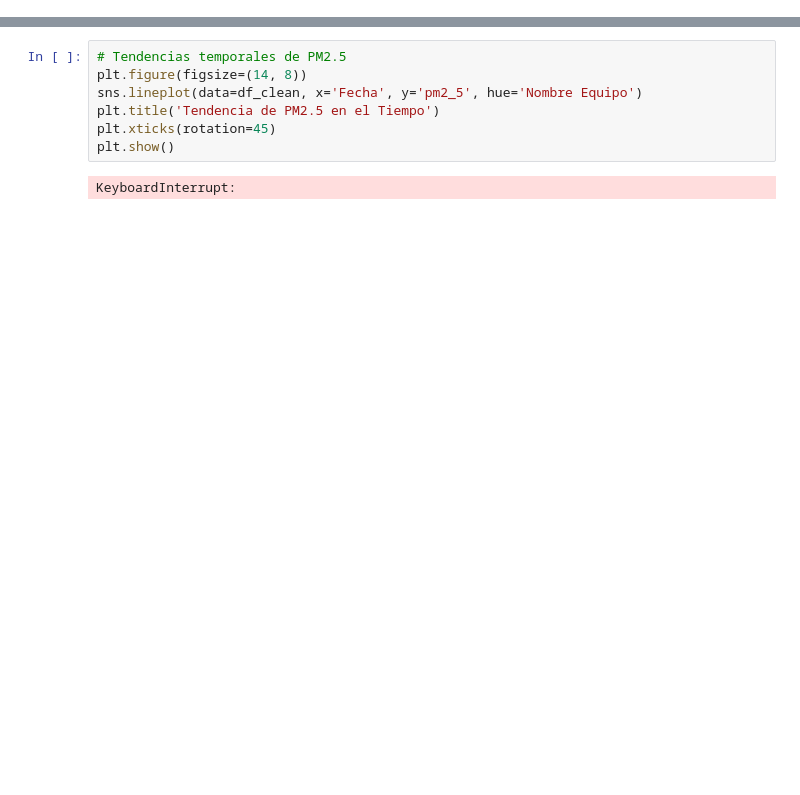
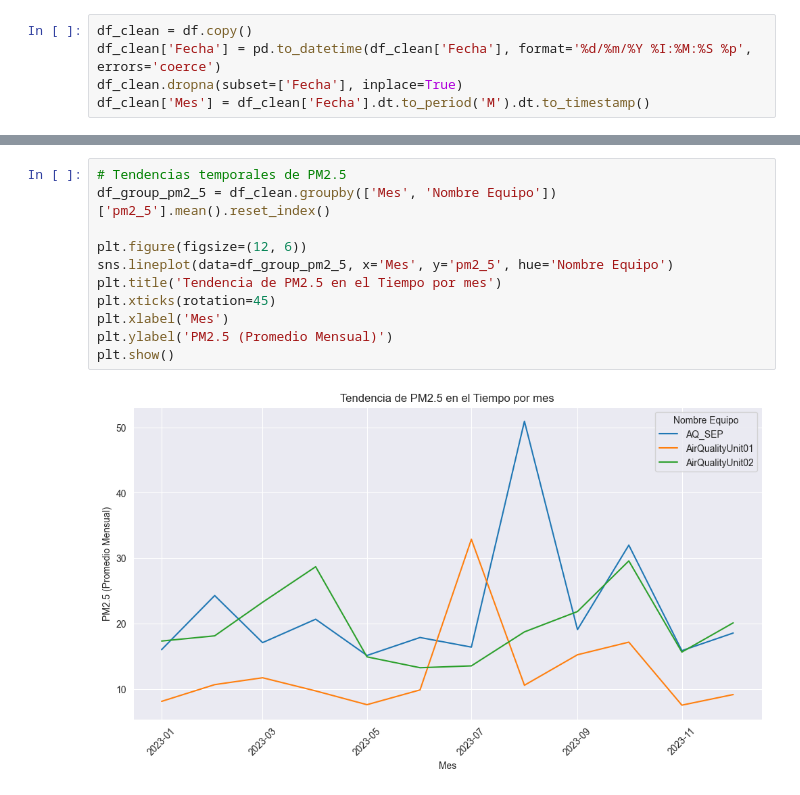
Before and after one commit to yassercdiaz/EDA_DuitamaAirQuality2023, a Jupyter notebook: eda.ipynb, the cells around one changed output, grey strips where cells are left out. Cells and saved outputs as stored; diff of their text form; blank space fills up the shorter version.

```diff
--- a/eda.ipynb
+++ b/eda.ipynb
@@ -72,0 +82,5 @@ plt.show()
+# %%
+df_clean = df.copy()
+df_clean['Fecha'] = pd.to_datetime(df_clean['Fecha'], format='%d/%m/%Y %I:%M:%S %p', errors='coerce')
+df_clean.dropna(subset=['Fecha'], inplace=True)
+df_clean['Mes'] = df_clean['Fecha'].dt.to_period('M').dt.to_timestamp()
@@ -73,9 +119,13 @@ plt.show()
 # %%
 # Tendencias temporales de PM2.5
-plt.figure(figsize=(14, 8))
-sns.lineplot(data=df_clean, x='Fecha', y='pm2_5', hue='Nombre Equipo')
-plt.title('Tendencia de PM2.5 en el Tiempo')
+df_group_pm2_5 = df_clean.groupby(['Mes', 'Nombre Equipo'])['pm2_5'].mean().reset_index()
+
+plt.figure(figsize=(12, 6))
+sns.lineplot(data=df_group_pm2_5, x='Mes', y='pm2_5', hue='Nombre Equipo')
+plt.title('Tendencia de PM2.5 en el Tiempo por mes')
 plt.xticks(rotation=45)
+plt.xlabel('Mes')
+plt.ylabel('PM2.5 (Promedio Mensual)')
 plt.show()
 # %% [output]
-KeyboardInterrupt:
+[figure, added]
```
Also changed, not shown: parts of 17 cells of this notebook.
